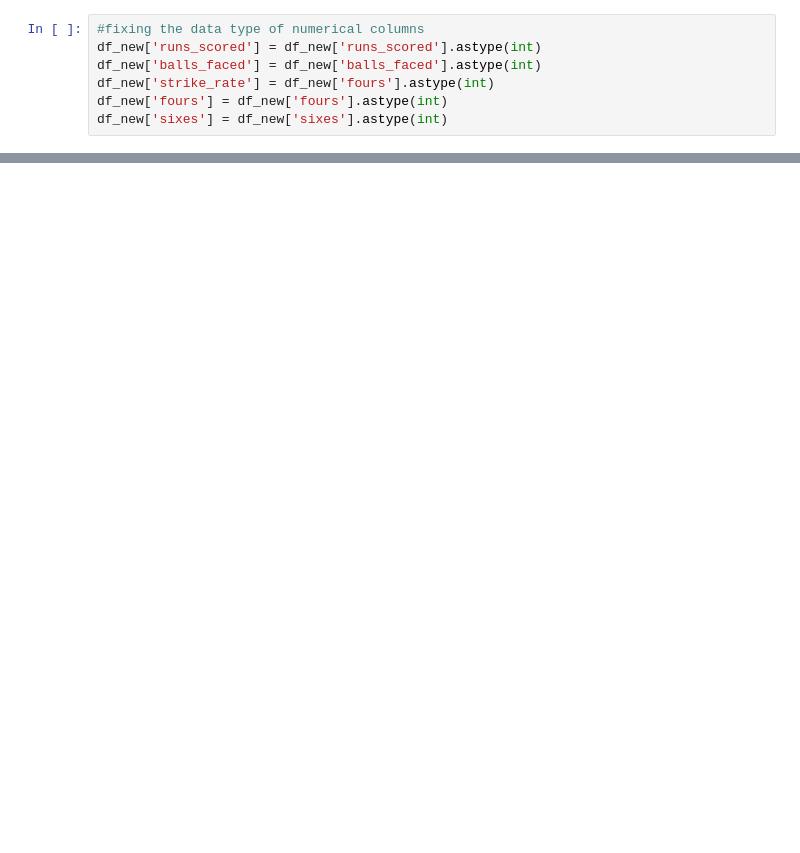
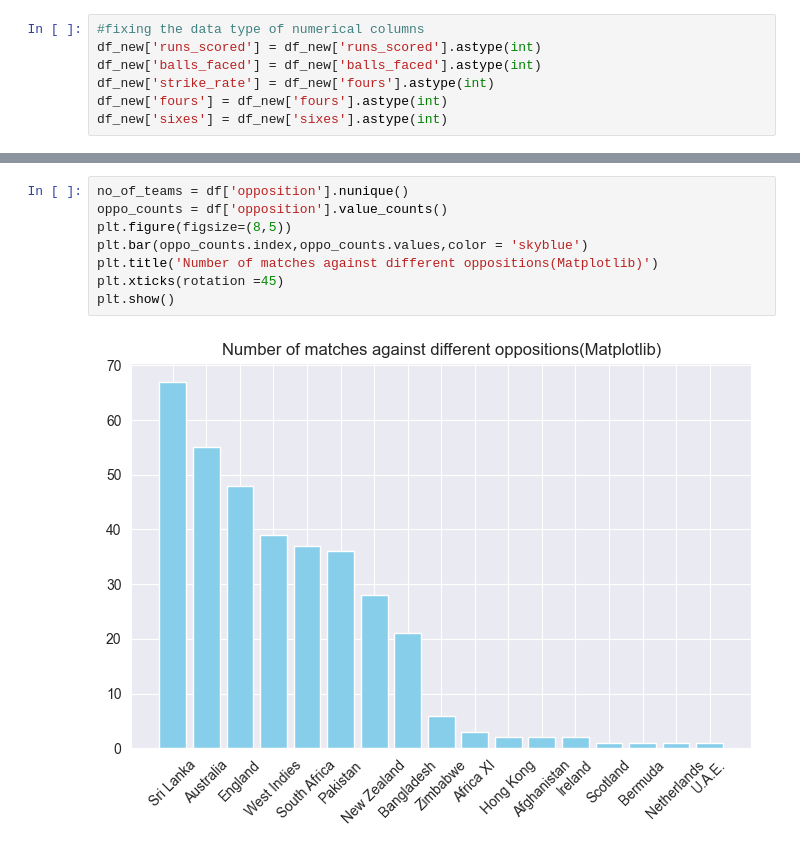
Before and after one commit to gpgaikwad576/DAIAugust2025, a Jupyter notebook: DA/Pankaj/day3/practice.ipynb, the cells around one changed output, grey strips where cells are left out. Cells and saved outputs as stored; diff of their text form; blank space fills up the shorter version.

Commit message:
DA/assig1 continued, matplotlib,sns theory codes

```diff
--- a/DA/Pankaj/day3/practice.ipynb
+++ b/DA/Pankaj/day3/practice.ipynb
@@ -147,0 +161,10 @@ df_new['sixes'] = df_new['sixes'].astype(int)
+# %%
+no_of_teams = df['opposition'].nunique()
+oppo_counts = df['opposition'].value_counts()
+plt.figure(figsize=(8,5))
+plt.bar(oppo_counts.index,oppo_counts.values,color = 'skyblue')
+plt.title('Number of matches against different oppositions(Matplotlib)')
+plt.xticks(rotation =45)
+plt.show()
+# %% [output]
+[figure, added]
```
Also changed, not shown: parts of 9 cells of this notebook, 5 other files.
